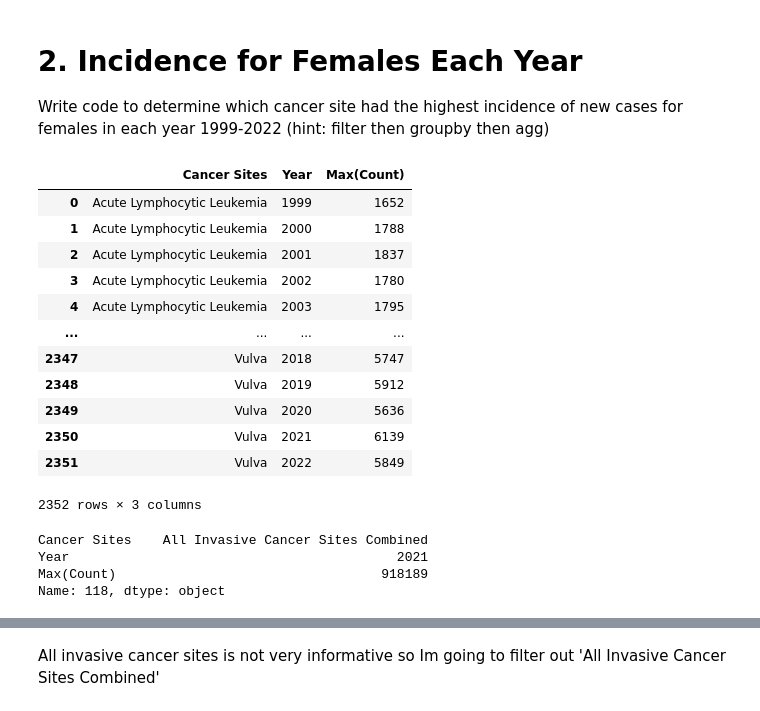
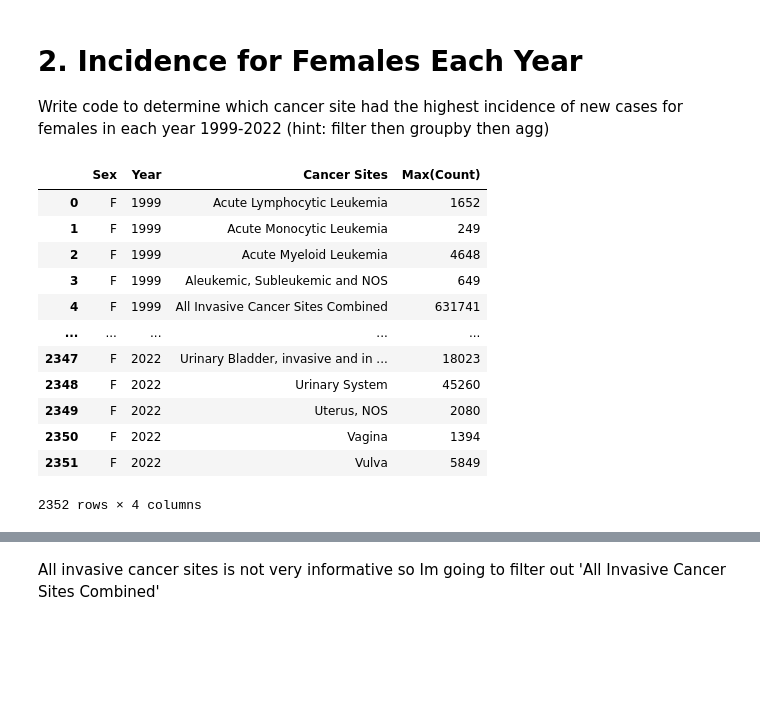
Before and after one commit to ipacheco9311/CS-577-07-Data-Science-Fall-2025, a Jupyter notebook: Assignments/Assignment1/src/assignment1-1.ipynb, the cells around one changed output, grey strips where cells are left out. Drawn from its saved outputs; the diff is of its cells as text; code cells hidden in the pictures; blank space fills up the shorter version.

```diff
--- a/Assignments/Assignment1/src/assignment1-1.ipynb
+++ b/Assignments/Assignment1/src/assignment1-1.ipynb
@@ -122,29 +122,21 @@ MAX_COUNT = 'Max(Count)'
 # %%
 females_cases_1999_to_2022_df = cancer_df[
     (cancer_df[SEX] == FEMALE) &
     (1999 <= cancer_df[YEAR]) &
     (cancer_df[YEAR] <= 2022)
-    ].groupby([CANCER_SITES, YEAR])[COUNT].max().reset_index(name=MAX_COUNT)
-
+    ].groupby([SEX,YEAR,CANCER_SITES])[COUNT].max().reset_index(name=MAX_COUNT)
 females_cases_1999_to_2022_df
 # %% [output]
-|  | Cancer Sites | Year | Max(Count) |
-| 0 | Acute Lymphocytic Leukemia | 1999 | 1652 |
-| 1 | Acute Lymphocytic Leukemia | 2000 | 1788 |
-| 2 | Acute Lymphocytic Leukemia | 2001 | 1837 |
-| 3 | Acute Lymphocytic Leukemia | 2002 | 1780 |
-| 4 | Acute Lymphocytic Leukemia | 2003 | 1795 |
-| ... | ... | ... | ... |
-| 2347 | Vulva | 2018 | 5747 |
-| 2348 | Vulva | 2019 | 5912 |
-| 2349 | Vulva | 2020 | 5636 |
-| 2350 | Vulva | 2021 | 6139 |
-| 2351 | Vulva | 2022 | 5849 |
+|  | Sex | Year | Cancer Sites | Max(Count) |
+| 0 | F | 1999 | Acute Lymphocytic Leukemia | 1652 |
+| 1 | F | 1999 | Acute Monocytic Leukemia | 249 |
+| 2 | F | 1999 | Acute Myeloid Leukemia | 4648 |
+| 3 | F | 1999 | Aleukemic, Subleukemic and NOS | 649 |
+| 4 | F | 1999 | All Invasive Cancer Sites Combined | 631741 |
+| ... | ... | ... | ... | ... |
+| 2347 | F | 2022 | Urinary Bladder, invasive and in ... | 18023 |
+| 2348 | F | 2022 | Urinary System | 45260 |
+| 2349 | F | 2022 | Uterus, NOS | 2080 |
+| 2350 | F | 2022 | Vagina | 1394 |
+| 2351 | F | 2022 | Vulva | 5849 |
-2352 rows × 3 columns
+2352 rows × 4 columns
-# %%
-females_cases_1999_to_2022_df.iloc[females_cases_1999_to_2022_df[MAX_COUNT].idxmax()]
-# %% [output]
-Cancer Sites    All Invasive Cancer Sites Combined
-Year                                          2021
-Max(Count)                                  918189
-Name: 118, dtype: object
```
Also changed, not shown: parts of 17 cells of this notebook.
